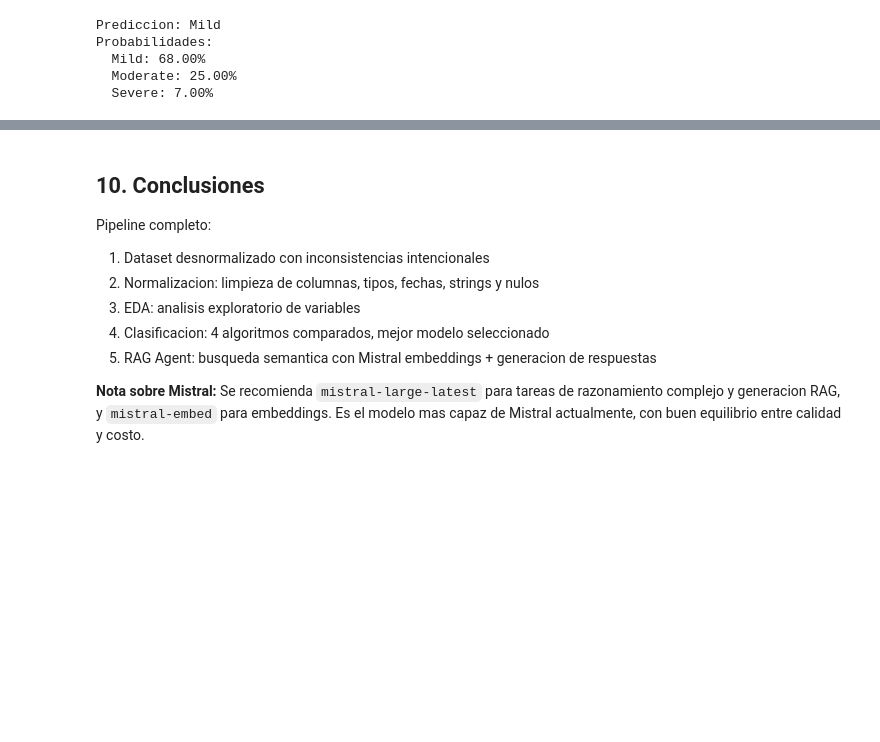
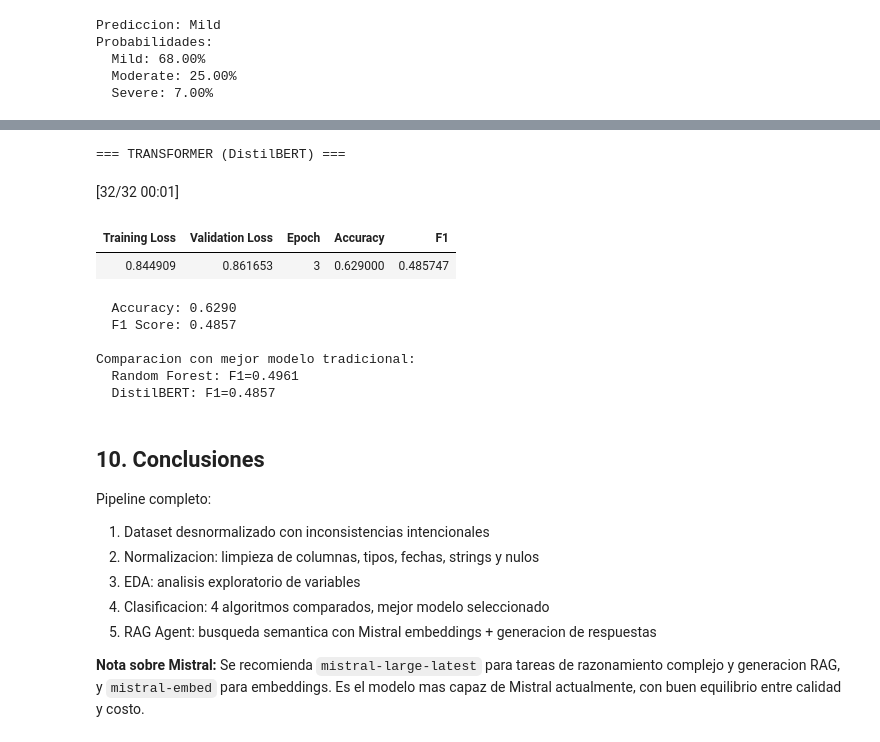
Before and after one commit to gabriell-e/agente_ventas_langchain_mistral, a Jupyter notebook: Drug_Side_Effects_Classification.ipynb, the cells around one changed output, grey strips where cells are left out. Saved outputs shown, nothing was run; the diff lists cells and outputs as text; code cells hidden in the pictures; blank space fills up the shorter version.

```diff
--- a/Drug_Side_Effects_Classification.ipynb
+++ b/Drug_Side_Effects_Classification.ipynb
@@ -586,3 +696,23 @@ Probabilidades:
+# %%
+print("=== TRANSFORMER (DistilBERT) ===")
+eval_result = trainer.evaluate()
+print(f"  Accuracy: {eval_result['eval_accuracy']:.4f}")
+print(f"  F1 Score: {eval_result['eval_f1']:.4f}")
+print()
+print("Comparacion con mejor modelo tradicional:")
+print(f"  {best_name}: F1={results[best_name]['f1_score']:.4f}")
+print(f"  DistilBERT: F1={eval_result['eval_f1']:.4f}")
+# %% [output]
+=== TRANSFORMER (DistilBERT) ===
+[32/32 00:01]
+| Training Loss | Validation Loss | Epoch | Accuracy | F1 |
+| 0.844909 | 0.861653 | 3 | 0.629000 | 0.485747 |
+  Accuracy: 0.6290
+  F1 Score: 0.4857
+
+Comparacion con mejor modelo tradicional:
+  Random Forest: F1=0.4961
+  DistilBERT: F1=0.4857
 # %% [markdown]
 ## 10. Conclusiones
 
```
Also changed, not shown: parts of 4 cells of this notebook.
